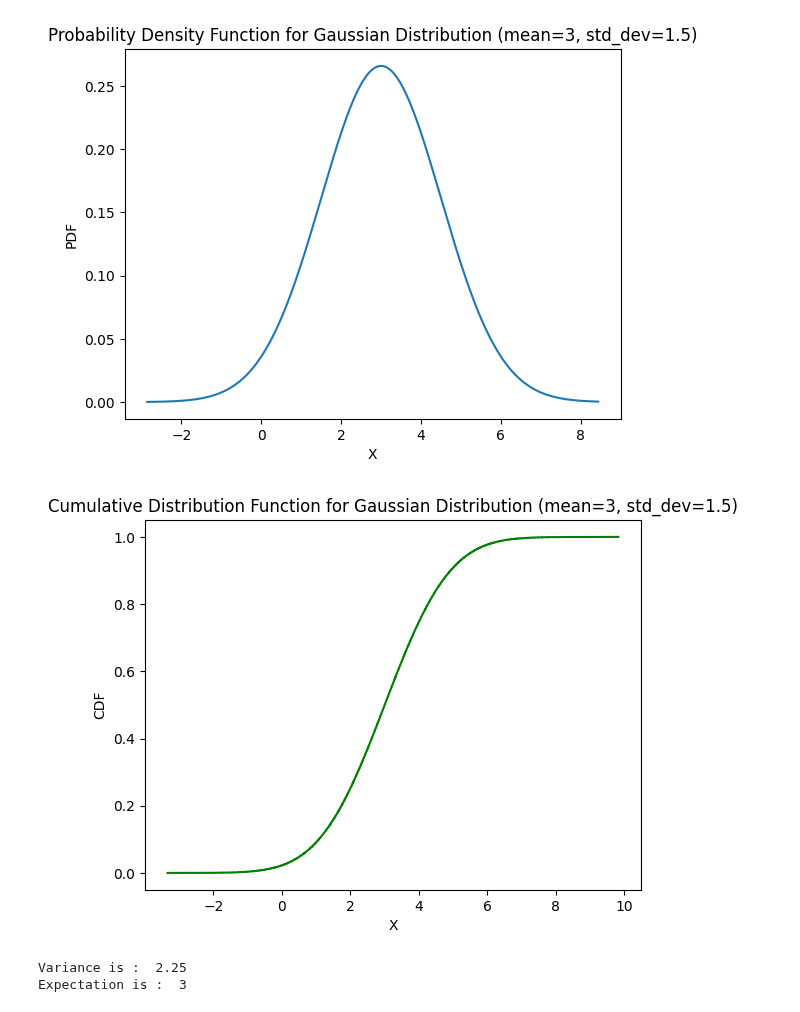
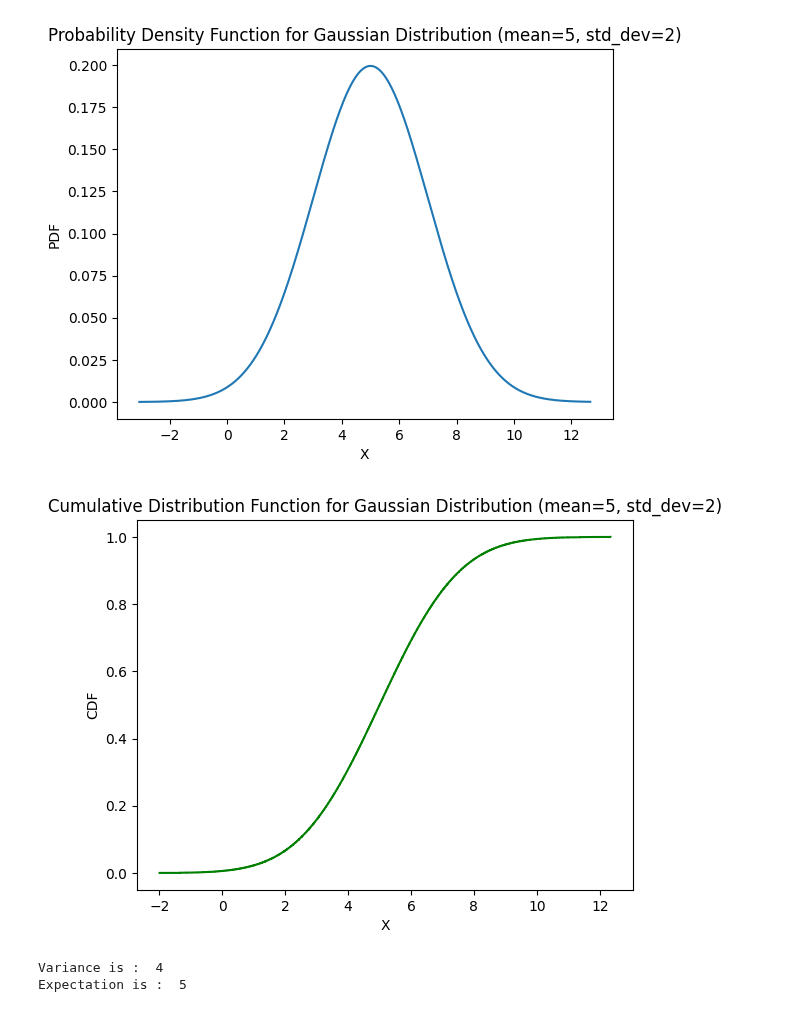
Before and after one commit to YahiaNaiem/Math5_project, a Jupyter notebook: Gaussian.ipynb, the cells around one changed output. Drawn from its saved outputs; the diff is of its cells as text; code cells hidden in the pictures.

```diff
--- a/Gaussian.ipynb
+++ b/Gaussian.ipynb
@@ -36,36 +36,36 @@ def plot_gaussian_pdf(mean, std_dev, size=10000):
     plt.show()
 
 def plot_gaussian_cdf(mean, std_dev, size=10000):
     # Generate a random sample from a Gaussian distribution
     X = np.random.normal(mean, std_dev, size=size)
 
     # Sort the sample for plotting the empirical CDF
     x_cdf = np.sort(X)
     y_cdf = [gaussian_cdf(x, mean, std_dev) for x in x_cdf]
 
     # Plot Cumulative Distribution Function (CDF)
     plt.step(x_cdf, y_cdf, where='post', color = "green")
     plt.title(f'Cumulative Distribution Function for Gaussian Distribution (mean={mean}, std_dev={std_dev})')
     plt.xlabel('X')
     plt.ylabel('CDF')
     plt.show()
 
 # Parameters for the Gaussian distribution
-mean = 3
-std_dev = 1.50
+mean = int(input("Enter the mean value of the Gaussian distribution : "))
+std_dev = int(input("Enter the standard deviation : "))
 
 # Call the plotting functions
 plot_gaussian_pdf(mean, std_dev)
 plot_gaussian_cdf(mean, std_dev)
 
 
 variance = gaussian_variance(std_dev)
 Expectation = gaussian_expectation(mean)
 
 print("Variance is : ", round(variance, 2))
 print("Expectation is : ", round(Expectation, 2))
 # %% [output]
-[figure, old version]
+[figure, new version]
-[figure, old version]
+[figure, new version]
-Variance is :  2.25
-Expectation is :  3
+Variance is :  4
+Expectation is :  5
```
Also changed, not shown: 1 other file.
